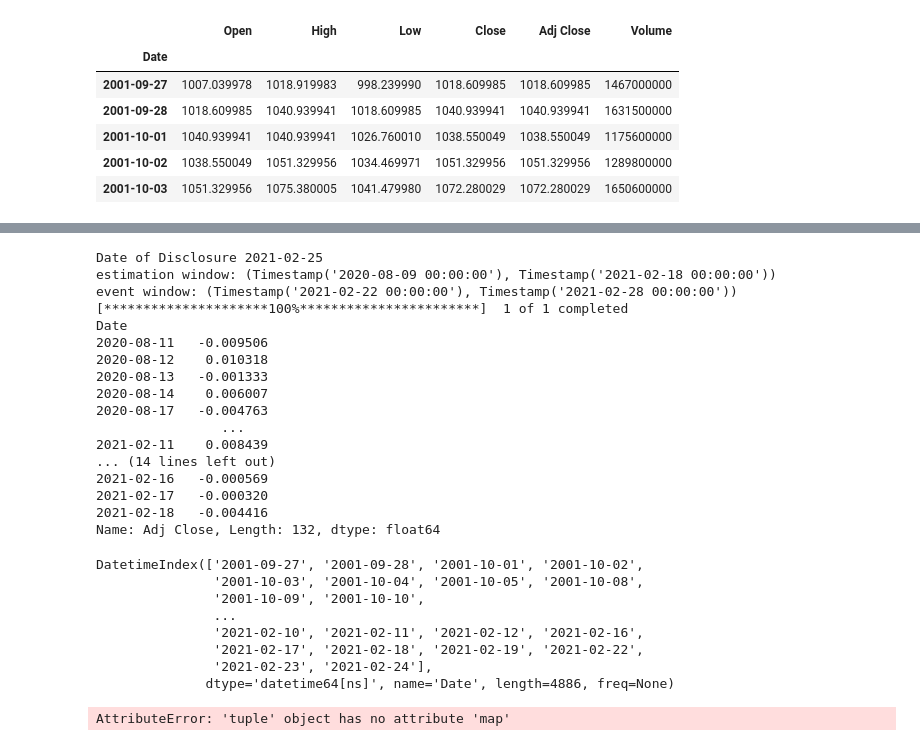
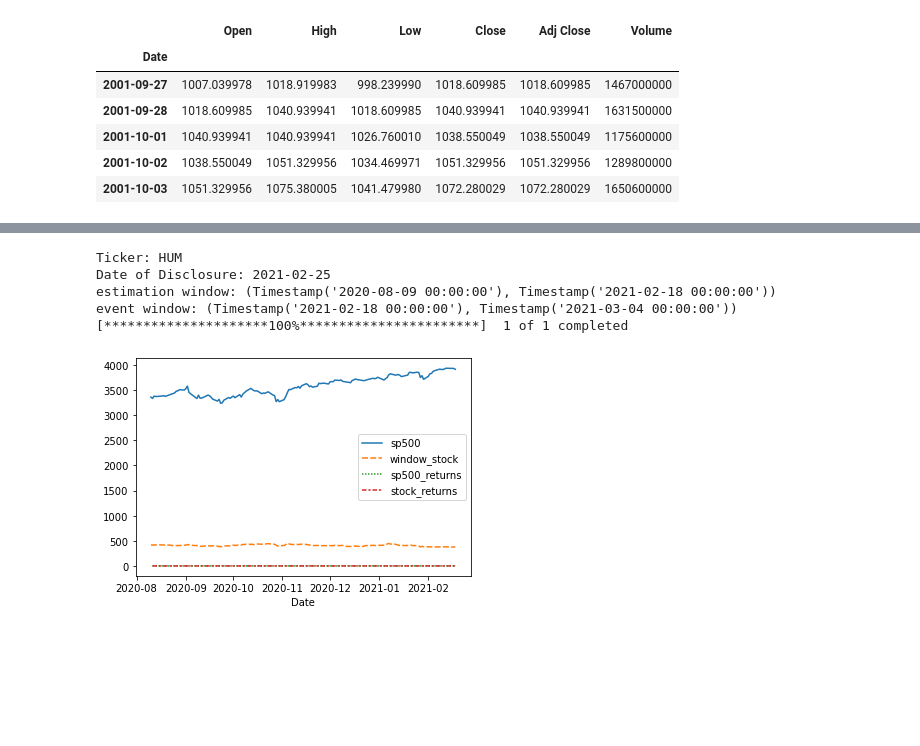
Before and after one commit to Zeyuzhao/BreachPrice, a Jupyter notebook: notebooks/z_model.ipynb, the cells around one changed output, grey strips where cells are left out. Drawn from its saved outputs; the diff is of its cells as text; code cells hidden in the pictures; blank space fills up the shorter version.

Commit message:
Complete alpha-beta market model

```diff
--- a/notebooks/z_model.ipynb
+++ b/notebooks/z_model.ipynb
@@ -67,14 +122,7 @@ sns.lineplot(data=sp500, x="Date", y="Adj Close")
 # %%
-def window_date(date, window=(0, 0)):
-    return (
-        date + pd.to_timedelta(window[0], unit="D"),
-        date + pd.to_timedelta(window[1], unit="D")
-    )
+saves = {}
 
-def date_range(df, window_dates):
-    return df[(df.index > window_dates[0]) & (df.index <= window_dates[1])]
-
-def normal_return_model(row, est_window=(-200, -7), event_window=(-3, 3), coerce=True, debug=True):
+def normal_return_model(row, est_window=(-200, -7), event_window=(-7, 7), coerce=True, debug=True):
     if est_window[0] > est_window[1] or event_window[0] > event_window[1]:
         raise ValueError("Invalid Window: Windows must be in form (a, b), a < b")
     if est_window[1] > event_window[0]:
@@ -82,80 +130,59 @@ def normal_return_model(row, est_window=(-200, -7), event_window=(-3, 3), coerce
 
     ticker = row["Ticker"]
     disclosure_date = row["Date of Disclosure"]
-
-    est_window_date = [0] * 2
-    event_window_date = [0] * 2
 
     # Convert windows to date windows
     est_window_date = window_date(disclosure_date, est_window)
     event_window_date = window_date(disclosure_date, event_window)
 
     start_date = est_window_date[0]
     end_date = event_window_date[1]
 
     # Ensure dates are valid
     today_date = datetime.date.today()
     if end_date > today_date:
         if coerce:
             end_date = today_date
         else:
             raise ValueError(
                 f"Ending interval of {end_date.strftime('%Y-%m-%d')} is later than today {today_date.strftime('%Y-%m-%d')}"
             )
 
     if debug:
-        print(f"Date of Disclosure {row['Date of Disclosure'].strftime('%Y-%m-%d')}")
+        print(f"Ticker: {row['Ticker']}")
+        print(f"Date of Disclosure: {row['Date of Disclosure'].strftime('%Y-%m-%d')}")
         print(f"estimation window: {est_window_date}")
         print(f"event window: {event_window_date}")
     # Download
     raw_prices = yf.download(ticker, start=start_date, end=end_date)
 
-#     print(raw_prices.head())
-#     print(sp500.head())
-    stock_prices = date_range(raw_prices, est_window_date)
-    sp500_prices = date_range(sp500, est_window_date)
+    # Linear Regression
+    results = market_model(raw_prices, sp500, est_window_date)
+    saves["results"] = results
+    alpha, beta = results["alpha"], results["beta"]
 
-    # pct_change - first entry is always nan
-    adj_stock = stock_prices["Adj Close"].pct_change()[1:]
-    adj_sp500 = sp500_prices["Adj Close"].pct_change()[1:]
+    # Draw
+    if debug:
+        model_df = results["data"]
+        saves["model_df"] = model_df
+        sns.lineplot(data=model_df)
+#         plt.scatter(model_df["sp500_returns"], model_df["stock_returns"], color='black')
+#         plt.plot(diabetes_X_test, diabetes_y_pred, color='blue', linewidth=3)
 
-    if debug:
-        print(adj_stock)
-        print(adj_sp500)
+    # Event interval
+    actual_returns = date_range(raw_prices, event_window_date)["Adj Close"].pct_change()[1:]
+    sp500_returns = date_range(sp500, event_window_date)["Adj Close"].pct_change()[1:]
 
+
+#     event_data = pd.concat(actual_returns, sp500_returns, axis=1)
+#     print(event_data)
     return prices
 
 prices = normal_return_model(df.iloc[0])
 # %% [output]
-Date of Disclosure 2021-02-25
+Ticker: HUM
+Date of Disclosure: 2021-02-25
 estimation window: (Timestamp('2020-08-09 00:00:00'), Timestamp('2021-02-18 00:00:00'))
-event window: (Timestamp('2021-02-22 00:00:00'), Timestamp('2021-02-28 00:00:00'))
+event window: (Timestamp('2021-02-18 00:00:00'), Timestamp('2021-03-04 00:00:00'))
 [*********************100%***********************]  1 of 1 completed
-Date
-2020-08-11   -0.009506
-2020-08-12    0.010318
-2020-08-13   -0.001333
-2020-08-14    0.006007
-2020-08-17   -0.004763
-                ...
-2021-02-11    0.008439
-... (14 lines left out)
-2021-02-16   -0.000569
-2021-02-17   -0.000320
-2021-02-18   -0.004416
-Name: Adj Close, Length: 132, dtype: float64
+[figure, added]
-# %%
-sp500.index
-# %% [output]
-DatetimeIndex(['2001-09-27', '2001-09-28', '2001-10-01', '2001-10-02',
-               '2001-10-03', '2001-10-04', '2001-10-05', '2001-10-08',
-               '2001-10-09', '2001-10-10',
-               ...
-               '2021-02-10', '2021-02-11', '2021-02-12', '2021-02-16',
-               '2021-02-17', '2021-02-18', '2021-02-19', '2021-02-22',
-               '2021-02-23', '2021-02-24'],
-              dtype='datetime64[ns]', name='Date', length=4886, freq=None)
-# %%
-(0,1).map(print)
-# %% [output]
-AttributeError: 'tuple' object has no attribute 'map'
```
Also changed, not shown: parts of 13 cells of this notebook.
